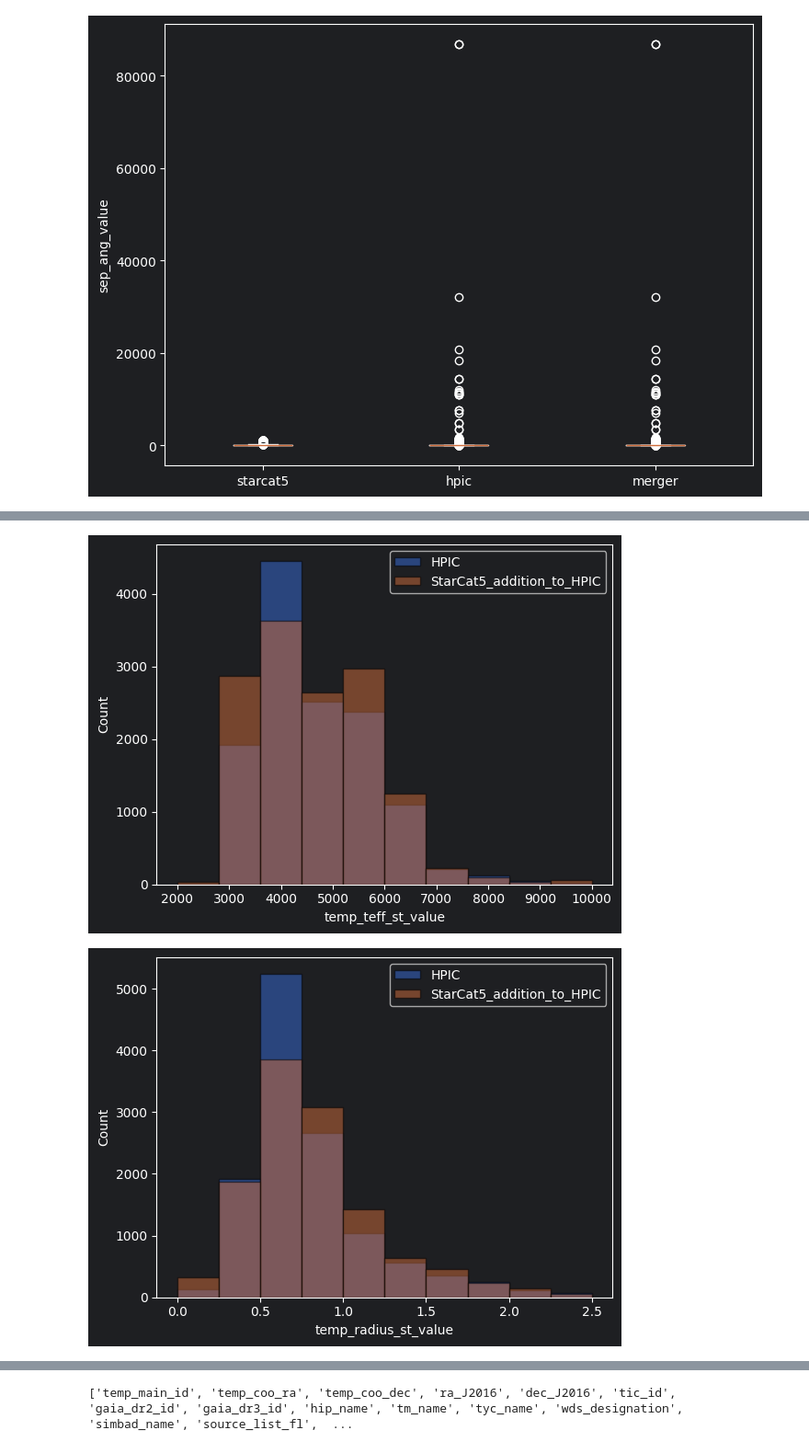
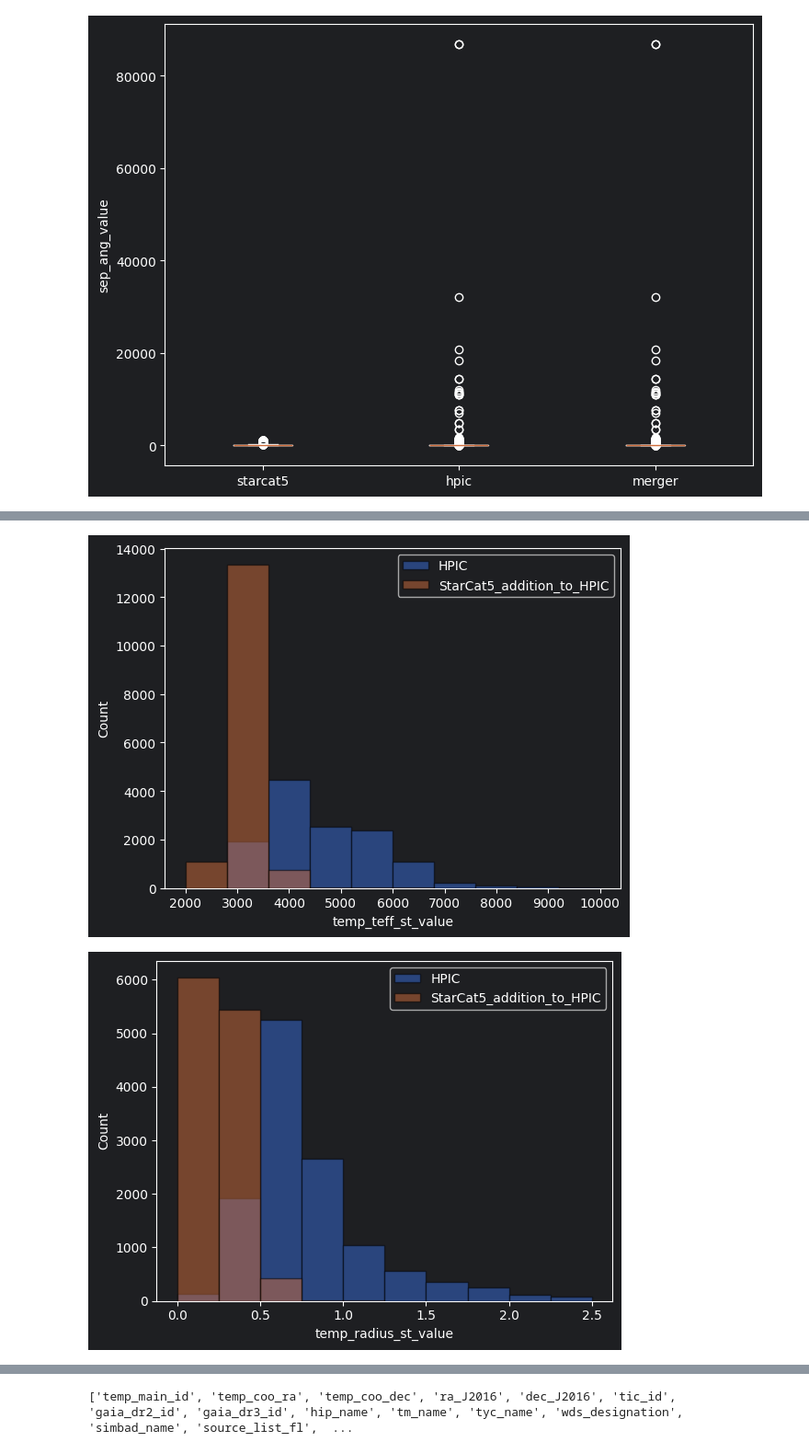
Before and after one commit to fmenti/life_td, a Jupyter notebook: data_generation/life_td_data_generation/catalog/starcat5_merger/NewProject.ipynb, the cells around one changed output, grey strips where cells are left out. Shown at 92% size. Drawn from its saved outputs; the diff is of its cells as text; code cells hidden in the pictures.

```diff
--- a/data_generation/life_td_data_generation/catalog/starcat5_merger/NewProject.ipynb
+++ b/data_generation/life_td_data_generation/catalog/starcat5_merger/NewProject.ipynb
@@ -312,23 +312,23 @@ merger.plot_para_vs_para(pre_merge_hpic,masked_starcat5)
 # %%
 def hist_plot(pre_merge_hpic,masked_starcat5):
     alf = 0.5
     edgecol = "black"
     for col, range in zip(["temp_teff_st_value","temp_radius_st_value","temp_mass_st_value"],\
             [[2000,10000], [0,2.5], [0,2]]):
         plt.figure()
         plt.hist(pre_merge_hpic[col], alpha = alf, edgecolor = edgecol,
                  label = "HPIC", range = range)
         plt.hist(masked_starcat5[col], alpha = alf, edgecolor = edgecol,
                  label = "StarCat5_addition_to_HPIC", range = range)
         plt.legend()
         plt.xlabel(col)
         plt.ylabel("Count")
         plt.show()
     return
 
-hist_plot(pre_merge_hpic,masked_starcat5)
+hist_plot(pre_merge_hpic,pre_merge_starcat)
 # how do I make the bins start at the same point? -> maybe range?
 # how do I get edges -> edgecolors
 # %% [output]
-[figure, old version]
+[figure, new version]
-[figure, old version]
+[figure, new version]
```
Also changed, not shown: parts of 6 cells of this notebook, 1 other file.
